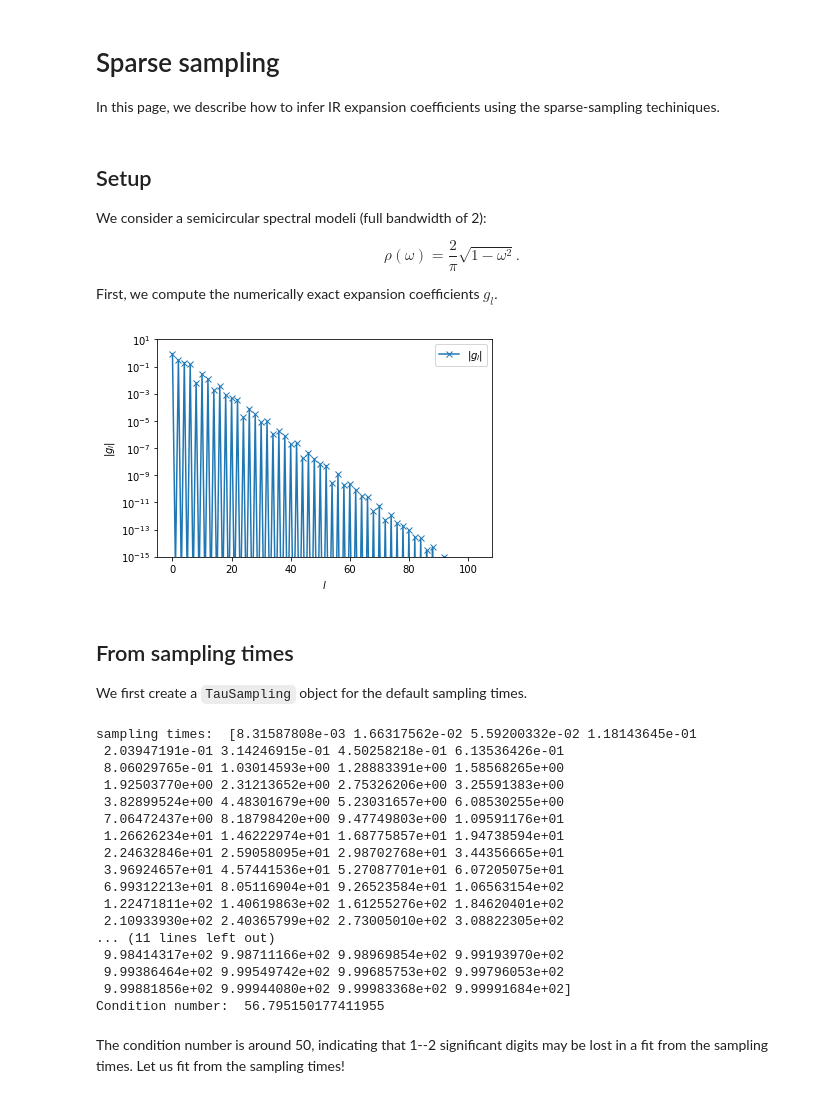
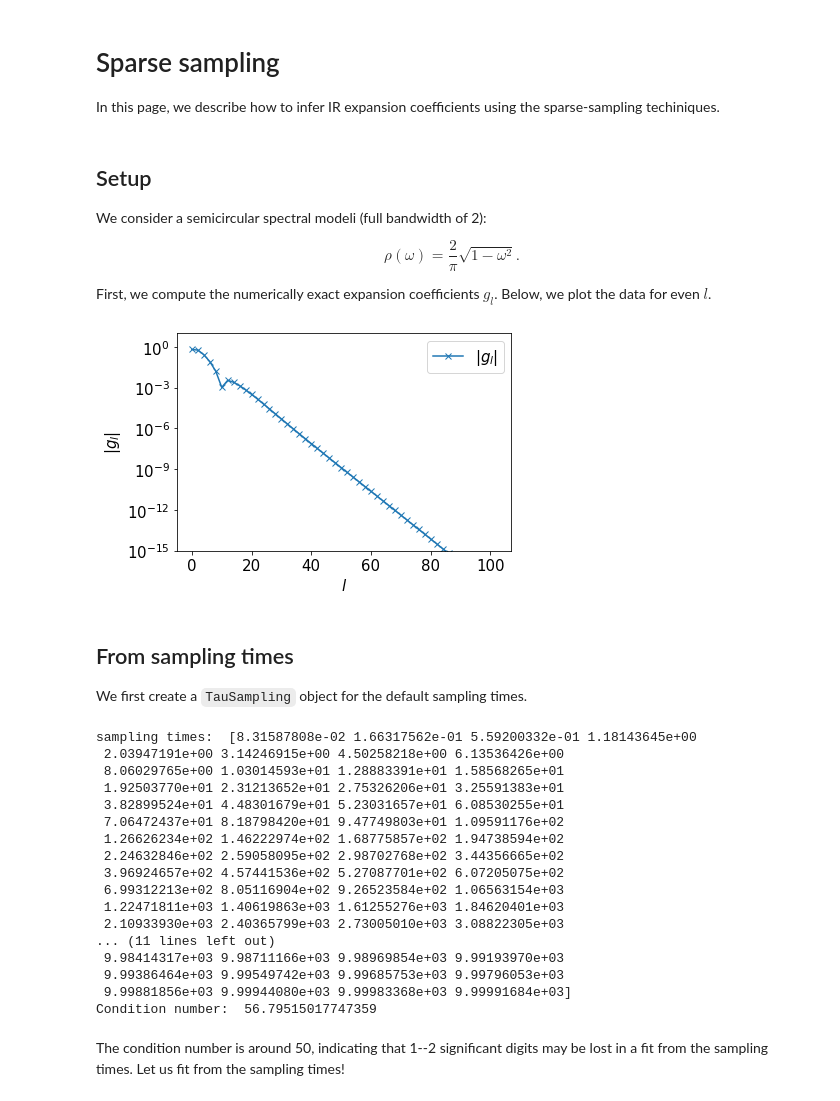
Before and after one commit to SpM-lab/sparse-ir-tutorial, a Jupyter notebook: _sources/src/sparse_sampling_demo_py.ipynb, the cells around one changed output. Cells and saved outputs as stored; diff of their text form; code cells hidden in the pictures.

```diff
--- a/_sources/src/sparse_sampling_demo_py.ipynb
+++ b/_sources/src/sparse_sampling_demo_py.ipynb
@@ -7,6 +7,7 @@ import sparse_ir
 import numpy as np
 %matplotlib inline
 import matplotlib.pyplot as plt
+plt.rcParams['font.size'] = 15
 # %% [markdown]
 ## Setup
 We consider a semicircular spectral modeli (full bandwidth of 2):
@@ -16,28 +17,30 @@ $$
 $$
 
 First, we compute the numerically exact expansion coefficients $g_l$.
+Below, we plot the data for even $l$.
 # %%
 def rho(omega):
     if np.abs(omega) < 1:
         return (2/np.pi) * np.sqrt(1-omega**2)
     else:
         return 0.0
 
-beta = 1000
-wmax = 10
+beta = 10000
+wmax = 1
 basis = sparse_ir.FiniteTempBasis("F", beta, wmax, eps=1e-15)
 
 rhol = basis.v.overlap(rho)
 gl = - basis.s * rhol
 
-plt.semilogy(np.abs(gl), marker="x", label=r"$|g_l|$")
+ls = np.arange(basis.size)
+plt.semilogy(ls[::2], np.abs(gl[::2]), marker="x", label=r"$|g_l|$")
 plt.xlabel(r"$l$")
 plt.ylabel(r"$|g_l|$")
 plt.ylim([1e-15, 10])
 plt.legend()
 plt.show()
 # %% [output]
-[figure, old version]
+[figure, new version]
 # %% [markdown]
 ## From sampling times
 
@@ -47,23 +50,23 @@ smpl_tau = sparse_ir.TauSampling(basis)
 print("sampling times: ", smpl_tau.sampling_points)
 print("Condition number: ", smpl_tau.cond)
 # %% [output]
-sampling times:  [8.31587808e-03 1.66317562e-02 5.59200332e-02 1.18143645e-01
- 2.03947191e-01 3.14246915e-01 4.50258218e-01 6.13536426e-01
- 8.06029765e-01 1.03014593e+00 1.28883391e+00 1.58568265e+00
- 1.92503770e+00 2.31213652e+00 2.75326206e+00 3.25591383e+00
- 3.82899524e+00 4.48301679e+00 5.23031657e+00 6.08530255e+00
- 7.06472437e+00 8.18798420e+00 9.47749803e+00 1.09591176e+01
- 1.26626234e+01 1.46222974e+01 1.68775857e+01 1.94738594e+01
- 2.24632846e+01 2.59058095e+01 2.98702768e+01 3.44356665e+01
- 3.96924657e+01 4.57441536e+01 5.27087701e+01 6.07205075e+01
- 6.99312213e+01 8.05116904e+01 9.26523584e+01 1.06563154e+02
- 1.22471811e+02 1.40619863e+02 1.61255276e+02 1.84620401e+02
- 2.10933930e+02 2.40365799e+02 2.73005010e+02 3.08822305e+02
+sampling times:  [8.31587808e-02 1.66317562e-01 5.59200332e-01 1.18143645e+00
+ 2.03947191e+00 3.14246915e+00 4.50258218e+00 6.13536426e+00
+ 8.06029765e+00 1.03014593e+01 1.28883391e+01 1.58568265e+01
+ 1.92503770e+01 2.31213652e+01 2.75326206e+01 3.25591383e+01
+ 3.82899524e+01 4.48301679e+01 5.23031657e+01 6.08530255e+01
+ 7.06472437e+01 8.18798420e+01 9.47749803e+01 1.09591176e+02
+ 1.26626234e+02 1.46222974e+02 1.68775857e+02 1.94738594e+02
+ 2.24632846e+02 2.59058095e+02 2.98702768e+02 3.44356665e+02
+ 3.96924657e+02 4.57441536e+02 5.27087701e+02 6.07205075e+02
+ 6.99312213e+02 8.05116904e+02 9.26523584e+02 1.06563154e+03
+ 1.22471811e+03 1.40619863e+03 1.61255276e+03 1.84620401e+03
+ 2.10933930e+03 2.40365799e+03 2.73005010e+03 3.08822305e+03
 ... (11 lines left out)
- 9.98414317e+02 9.98711166e+02 9.98969854e+02 9.99193970e+02
- 9.99386464e+02 9.99549742e+02 9.99685753e+02 9.99796053e+02
- 9.99881856e+02 9.99944080e+02 9.99983368e+02 9.99991684e+02]
-Condition number:  56.795150177411955
+ 9.98414317e+03 9.98711166e+03 9.98969854e+03 9.99193970e+03
+ 9.99386464e+03 9.99549742e+03 9.99685753e+03 9.99796053e+03
+ 9.99881856e+03 9.99944080e+03 9.99983368e+03 9.99991684e+03]
+Condition number:  56.79515017747359
 # %% [markdown]
 The condition number is around 50, indicating that 1--2 significant digits may be lost in a fit from the sampling times. Let us fit from the sampling times!
 # %%
```
Also changed, not shown: parts of 5 cells of this notebook, 30 other files.
